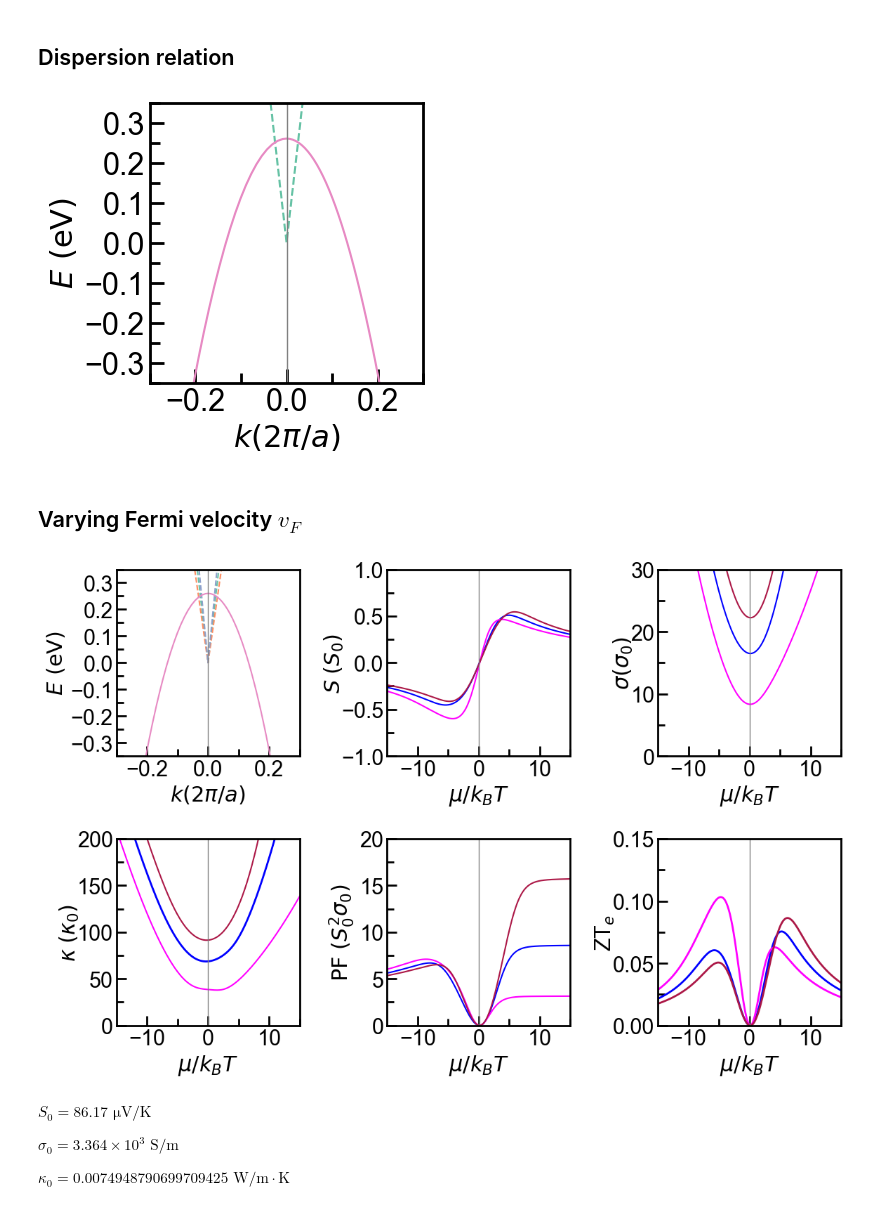
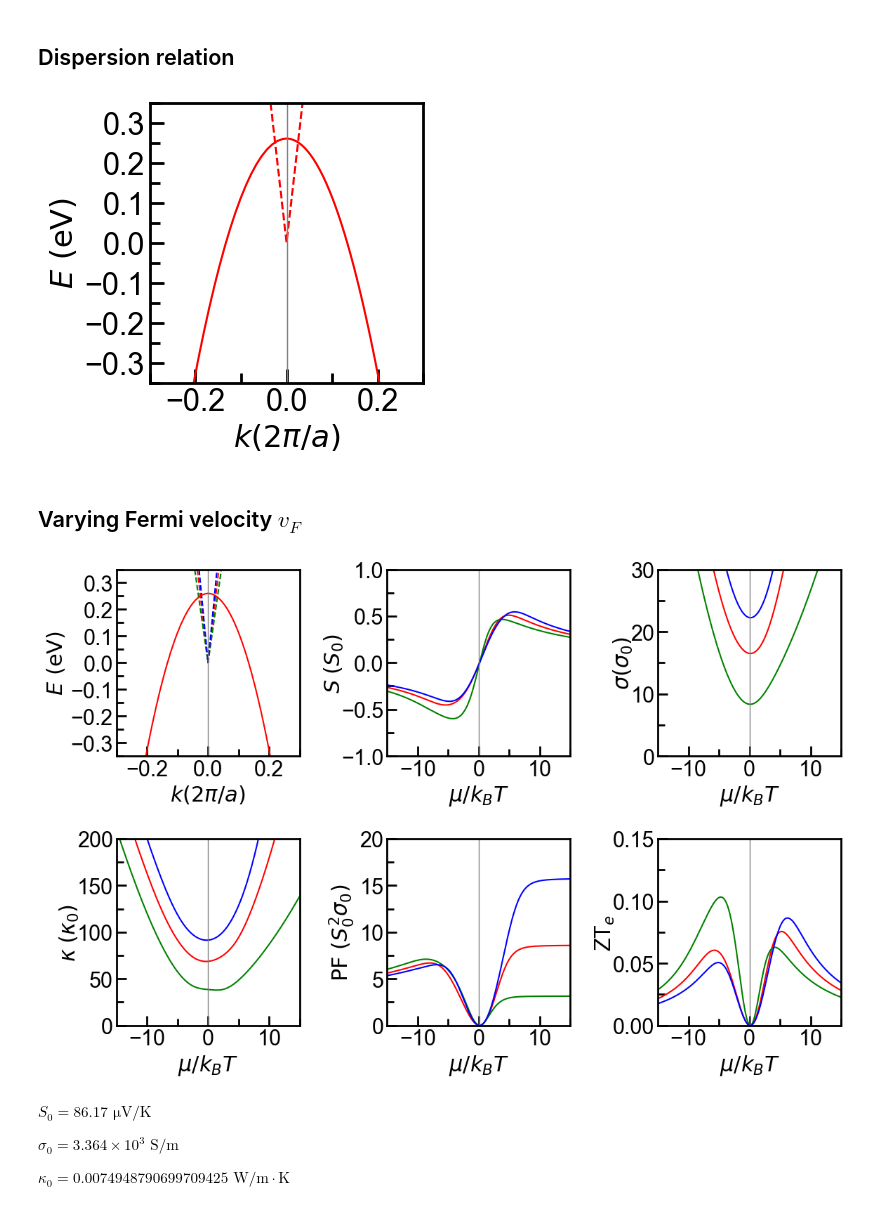
Before and after one commit to Normanthen/NLS-Thermoelectrics, a Jupyter notebook: Type I NLS/2BM-TypeI.ipynb, the cells around one changed output. Saved outputs shown, nothing was run; the diff lists cells and outputs as text; code cells hidden in the pictures.

Commit message:
Changing color to RGB

```diff
--- a/Type I NLS/2BM-TypeI.ipynb
+++ b/Type I NLS/2BM-TypeI.ipynb
@@ -454,12 +454,12 @@ vF3 = 1.03e+05
 
 #(a) Dispersion relation
 ax = plt.subplot(2,3,1)
-ax.plot(kcc,fc, linestyle='--', color='#66c2a5', label=r'$D_{1}$')
-#ax.plot(kcc,fc1,linestyle='--', color='#fc8d62', label=r'$D_{2}$')
-#ax.plot(kcc,fc2,linestyle='--', color='#8da0cb', label=r'$D_{3}$')
-ax.plot(kcc,-kcc**2/(2*0.034)+0.26,linestyle='-', color='#e78ac3', label=r'$P_{2}$')
-#ax.plot(kcc,-kcc**2/(2*0.068)+0.26,linestyle='-', color='#a6d854', label=r'$P_{1}$')
-#ax.plot(kcc,-kcc**2/(2*0.102)+0.26,linestyle='-', color='#ffd92f', label=r'$P_{3}$')
+ax.plot(kcc,fc, linestyle='--', color='red', label=r'$D_{1}$')
+#ax.plot(kcc,fc1,linestyle='--', color='blue', label=r'$D_{2}$')
+#ax.plot(kcc,fc2,linestyle='--', color='blue', label=r'$D_{3}$')
+ax.plot(kcc,-kcc**2/(2*0.034)+0.26,linestyle='-', color='red', label=r'$P_{2}$')
+#ax.plot(kcc,-kcc**2/(2*0.068)+0.26,linestyle='-', color='green', label=r'$P_{1}$')
+#ax.plot(kcc,-kcc**2/(2*0.102)+0.26,linestyle='-', color='blue', label=r'$P_{3}$')
 ax.axis([-0.3,0.3,-0.35,0.35])
 ax.set_xlabel('$k (2\pi/a)$')
 ax.set_ylabel('$E~(\mathrm{eV})$')
@@ -477,7 +477,7 @@ ax.xaxis.set_tick_params(which='minor', size=7, width=2, direction='in')
 ax.yaxis.set_tick_params(which='major', size=10, width=2, direction='in')
 ax.yaxis.set_tick_params(which='minor', size=7, width=2, direction='in')
 # %% [output]
-[figure, old version]
+[figure, new version]
 # %% [markdown]
 ## Varying Fermi velocity $v_{F}$
 # %%
@@ -495,10 +495,10 @@ vF3 = 1.03e+05
 
 #(a) Dispersion relation
 ax1 = plt.subplot(2,3,1)
-ax1.plot(kcc,fc, linestyle='--', color='#66c2a5', label=r'$D_{1}$')
-ax1.plot(kcc,fc1,linestyle='--', color='#fc8d62', label=r'$D_{2}$')
-ax1.plot(kcc,fc2,linestyle='--', color='#8da0cb', label=r'$D_{3}$')
-ax1.plot(kcc,-kcc**2/(2*0.034)+0.26,linestyle='-', color='#e78ac3', label=r'$P_{2}$')
+ax1.plot(kcc,fc, linestyle='--', color='red', label=r'$D_{1}$')
+ax1.plot(kcc,fc1,linestyle='--', color='green', label=r'$D_{2}$')
+ax1.plot(kcc,fc2,linestyle='--', color='blue', label=r'$D_{3}$')
+ax1.plot(kcc,-kcc**2/(2*0.034)+0.26,linestyle='-', color='red', label=r'$P_{2}$')
 ax1.axis([-0.3,0.3,-0.35,0.35])
 ax1.set_xlabel('$k (2\pi/a)$')
 ax1.set_ylabel('$E~(\mathrm{eV})$')
@@ -519,9 +519,9 @@ ax1.yaxis.set_tick_params(which='minor', size=7, width=2, direction='in')
 ax2=plt.subplot(2,3,2)
 #ax2.plot(eta, S_c(eta+eshift,e0)/S_0, 'r--')
 #ax2.plot(eta, S_v(eta+eshift,e0)/S_0, 'g:')
-ax2.plot(eta, S(eta+eshift1,e0,vF1,eff_mass1)/S_0, 'b-')
-ax2.plot(eta, S(eta+eshift2,e0,vF2,eff_mass1)/S_0, color='magenta')
-ax2.plot(eta, S(eta+eshift3,e0,vF3,eff_mass1)/S_0, color='#ac1847')
+ax2.plot(eta, S(eta+eshift1,e0,vF1,eff_mass1)/S_0, color='red')
+ax2.plot(eta, S(eta+eshift2,e0,vF2,eff_mass1)/S_0, color='green')
+ax2.plot(eta, S(eta+eshift3,e0,vF3,eff_mass1)/S_0, color='blue')
 ax2.axis([-15,15,-1,1])
 ax2.axvline(0, color='grey', linestyle='-', linewidth=1)
 ax2.set_xlabel('$\mu/k_BT$')
@@ -540,9 +540,9 @@ ax2.yaxis.set_tick_params(which='minor', size=7, width=2, direction='in')
 ax3=plt.subplot(2,3,3)
 #ax3.plot(eta, sigma_c(eta+eshift,e0,vF1)/sigma0, 'r--')
 #ax3.plot(eta, sigma_v(eta+eshift,e0,eff_mass1)/sigma0, 'g:')
-ax3.plot(eta, sigma(eta+eshift1,e0,vF1,eff_mass1)/sigma0, 'b')
-ax3.plot(eta, sigma(eta+eshift2,e0,vF2,eff_mass1)/sigma0,color='magenta')
-ax3.plot(eta, sigma(eta+eshift3,e0,vF3,eff_mass1)/sigma0,color='#ac1847')
+ax3.plot(eta, sigma(eta+eshift1,e0,vF1,eff_mass1)/sigma0,color='red')
+ax3.plot(eta, sigma(eta+eshift2,e0,vF2,eff_mass1)/sigma0,color='green')
+ax3.plot(eta, sigma(eta+eshift3,e0,vF3,eff_mass1)/sigma0,color='blue')
 ax3.axis([-15,15,0, 30])
 ax3.axvline(0, color='grey', linestyle='-', linewidth=1)
 ax3.set_xlabel('$\mu/k_BT$')
@@ -559,9 +559,9 @@ ax3.yaxis.set_tick_params(which='minor', size=7, width=2, direction='in')
 ax4 = plt.subplot(2,3,4)
 #ax4.plot(eta, kappa_c(eta+eshift,e0,vF1)/kappa0, 'r--')
 #ax4.plot(eta, kappa_v(eta+eshift,e0,eff_mass1)/kappa0, 'g:')
-ax4.plot(eta, kappa(eta+eshift1,e0,vF1,eff_mass1)/kappa0, 'b-',linewidth=2)
-ax4.plot(eta, kappa(eta+eshift2,e0,vF2,eff_mass1)/kappa0, color='magenta')
-ax4.plot(eta, kappa(eta+eshift3,e0,vF3,eff_mass1)/kappa0, color='#ac1847')
+ax4.plot(eta, kappa(eta+eshift1,e0,vF1,eff_mass1)/kappa0,color='red')
+ax4.plot(eta, kappa(eta+eshift2,e0,vF2,eff_mass1)/kappa0,color='green')
+ax4.plot(eta, kappa(eta+eshift3,e0,vF3,eff_mass1)/kappa0,color='blue')
 ax4.axis([-15,15,0,200]) # the format is [xmin,xmax,ymin,ymax]
 ax4.axvline(0, color='grey', linestyle='-', linewidth=1)
 ax4.xaxis.set_minor_locator(AutoMinorLocator(2))
@@ -579,46 +579,46 @@ ax4.yaxis.set_tick_params(which='minor', size=7, width=2, direction='in')
 #(e) Power Factor
 ax5 = plt.subplot(2,3,5)
 #ax5.plot(eta, PF(eta+eshift,e0)/sigma0, linestyle='solid', color ='magenta')
-ax5.plot(eta, PF(eta+eshift1,e0,vF1,eff_mass1)/(S_0**2*sigma0), linestyle='solid', color ='b')
-ax5.plot(eta, PF(eta+eshift2,e0,vF2,eff_mass1)/(S_0**2*sigma0), linestyle='solid', color ='magenta')
-ax5.plot(eta, PF(eta+eshift3,e0,vF3,eff_mass1)/(S_0**2*sigma0), linestyle='solid', color ='#ac1847')
+ax5.plot(eta, PF(eta+eshift1,e0,vF1,eff_mass1)/(S_0**2*sigma0), linestyle='solid', color ='red')
+ax5.plot(eta, PF(eta+eshift2,e0,vF2,eff_mass1)/(S_0**2*sigma0), linestyle='solid', color ='green')
+ax5.plot(eta, PF(eta+eshift3,e0,vF3,eff_mass1)/(S_0**2*sigma0), linestyle='solid', color ='blue')
 ax5.axis([-15,15,0,20]) # the format is [xmin,xmax,ymin,ymax]
 ax5.axvline(0, color='grey', linestyle='-', linewidth=1)
 ax5.xaxis.set_minor_locator(AutoMinorLocator(2))
 ax5.yaxis.set_minor_locator(AutoMinorLocator(2))
 #ax5.yaxis.labelpad = -4
 ax5.set_xlabel('$\mu/k_BT$')
 ax5.set_ylabel('$\mathrm{PF}~(S_0^2 \sigma_0)$')
 #ax5.yaxis.set_major_locator(mpl.ticker.MultipleLocator(1*1e-5))
 #ax5.yaxis.set_minor_locator(mpl.ticker.MultipleLocator(0.5))
 ax5.xaxis.set_tick_params(which='major', size=10, width=2, direction='in')
 ax5.xaxis.set_tick_params(which='minor', size=7, width=2, direction='in')
 ax5.yaxis.set_tick_params(which='major', size=10, width=2, direction='in')
 ax5.yaxis.set_tick_params(which='minor', size=7, width=2, direction='in')
 
 #(e) ZT
 ax6 = plt.subplot(2,3,6)
-ax6.plot(eta, ZT(eta+eshift1,e0,vF1,eff_mass1)*T,  'b-',  linewidth=2)
-ax6.plot(eta, ZT(eta+eshift2,e0,vF2,eff_mass1)*T,  color='magenta',  linewidth=2)
-ax6.plot(eta, ZT(eta+eshift3,e0,vF3,eff_mass1)*T,  color='#ac1847',  linewidth=2)
+ax6.plot(eta, ZT(eta+eshift1,e0,vF1,eff_mass1)*T,color='red')
+ax6.plot(eta, ZT(eta+eshift2,e0,vF2,eff_mass1)*T,color='green')
+ax6.plot(eta, ZT(eta+eshift3,e0,vF3,eff_mass1)*T,color='blue')
 ax6.axis([-15,15,0,0.15]) # the format is [xmin,xmax,ymin,ymax]
 ax6.axvline(0, color='grey', linestyle='-', linewidth=1)
 ax6.xaxis.set_minor_locator(AutoMinorLocator(2))
 ax6.yaxis.set_minor_locator(AutoMinorLocator(2))
 ax6.yaxis.labelpad = -4
 ax6.set_xlabel('$\mu/k_BT$')
 ax6.set_ylabel('ZT$_{e}$')
 #ax6.yaxis.set_major_locator(mpl.ticker.MultipleLocator(0.010))
 #ax6.yaxis.set_minor_locator(mpl.ticker.MultipleLocator(0.25))
 ax6.xaxis.set_tick_params(which='major', size=10, width=2, direction='in')
 ax6.xaxis.set_tick_params(which='minor', size=7, width=2, direction='in')
 ax6.yaxis.set_tick_params(which='major', size=10, width=2, direction='in')
 ax6.yaxis.set_tick_params(which='minor', size=7, width=2, direction='in')
 
 plt.tight_layout()
 #plt.savefig('2BM_typeI(velocity).pdf')
 # %% [output]
-[figure, old version]
+[figure, new version]
 # %% [markdown]
 $S_{0} = 86.17 \,\, \mathrm{\mu}\mathrm{V}/\mathrm{K}$
 
```
Also changed, not shown: parts of 1 cell of this notebook.
